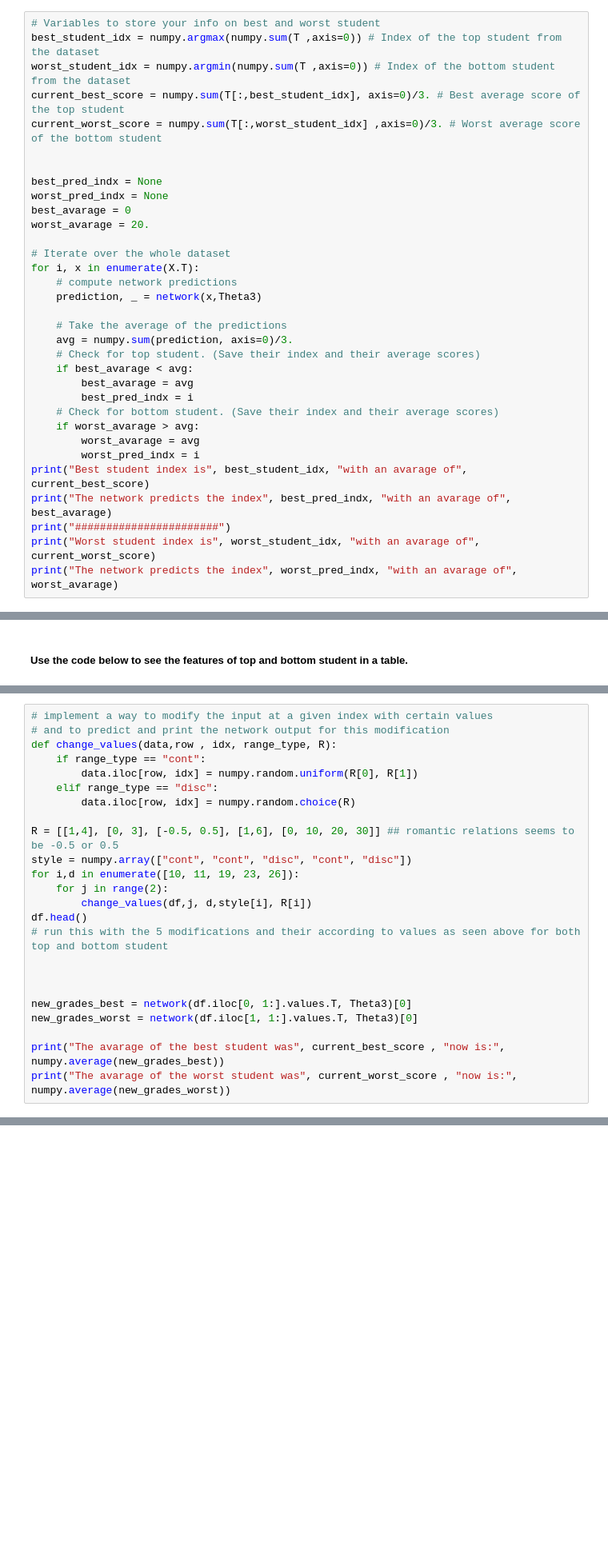
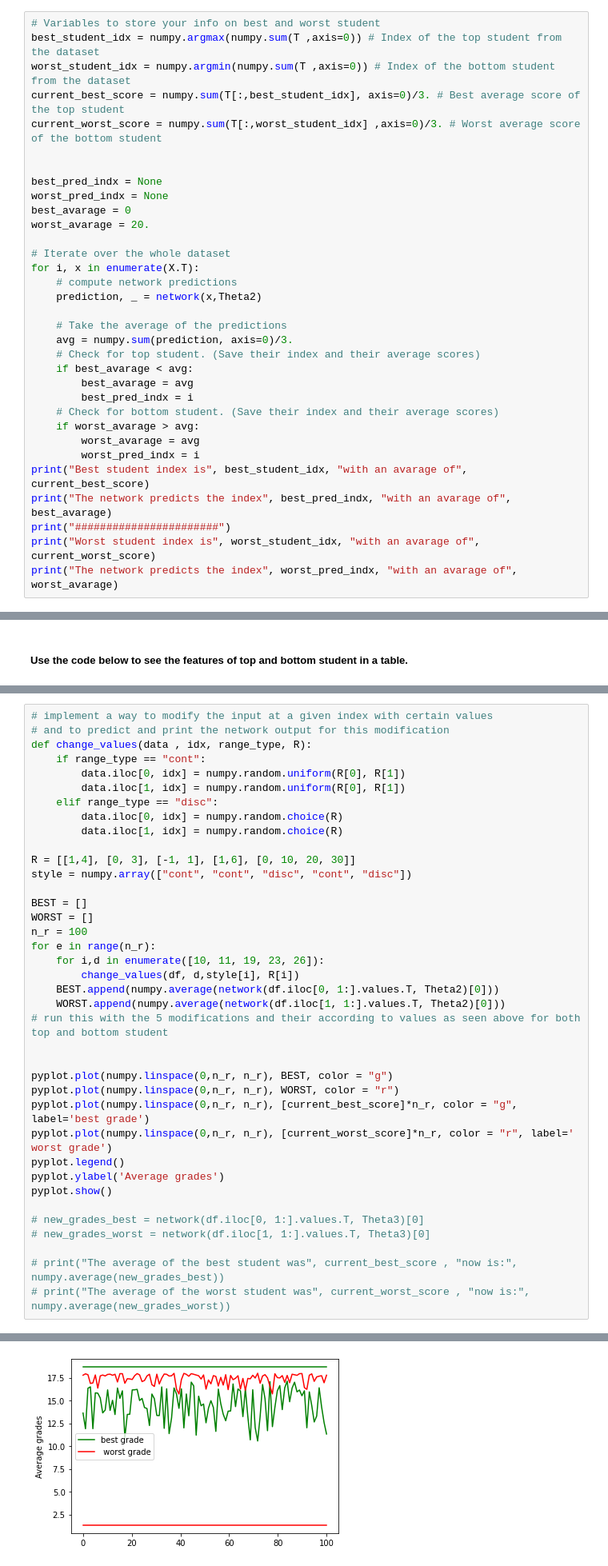
Before and after one commit to gparri610/Deep-Learning-FS24, a Jupyter notebook: DL-Assignment04.ipynb, the cells around one changed output, grey strips where cells are left out. Shown at 80% size. Saved outputs shown, nothing was run; the diff lists cells and outputs as text; blank space fills up the shorter version.

Commit message:
errors in plot

```diff
--- a/DL-Assignment04.ipynb
+++ b/DL-Assignment04.ipynb
@@ -390,7 +391,7 @@ worst_avarage = 20.
 # Iterate over the whole dataset
 for i, x in enumerate(X.T):
     # compute network predictions
-    prediction, _ = network(x,Theta3)
+    prediction, _ = network(x,Theta2)
 
     # Take the average of the predictions
     avg = numpy.sum(prediction, axis=0)/3.
@@ -465,25 +466,39 @@ Did the average increase or decrease? Did you expect this output?
 # %%
 # implement a way to modify the input at a given index with certain values
 # and to predict and print the network output for this modification
-def change_values(data,row , idx, range_type, R):
+def change_values(data , idx, range_type, R):
     if range_type == "cont":
-        data.iloc[row, idx] = numpy.random.uniform(R[0], R[1])
+        data.iloc[0, idx] = numpy.random.uniform(R[0], R[1])
+        data.iloc[1, idx] = numpy.random.uniform(R[0], R[1])
     elif range_type == "disc":
-        data.iloc[row, idx] = numpy.random.choice(R)
+        data.iloc[0, idx] = numpy.random.choice(R)
+        data.iloc[1, idx] = numpy.random.choice(R)
 
-R = [[1,4], [0, 3], [-0.5, 0.5], [1,6], [0, 10, 20, 30]] ## romantic relations seems to be -0.5 or 0.5
+R = [[1,4], [0, 3], [-1, 1], [1,6], [0, 10, 20, 30]]
 style = numpy.array(["cont", "cont", "disc", "cont", "disc"])
-for i,d in enumerate([10, 11, 19, 23, 26]):
-    for j in range(2):
-        change_values(df,j, d,style[i], R[i])
-df.head()
+
+BEST = []
+WORST = []
+n_r = 100
+for e in range(n_r):
+    for i,d in enumerate([10, 11, 19, 23, 26]):
+        change_values(df, d,style[i], R[i])
+    BEST.append(numpy.average(network(df.iloc[0, 1:].values.T, Theta2)[0]))
+    WORST.append(numpy.average(network(df.iloc[1, 1:].values.T, Theta2)[0]))
 # run this with the 5 modifications and their according to values as seen above for both top and bottom student
 
 
+pyplot.plot(numpy.linspace(0,n_r, n_r), BEST, color = "g")
+pyplot.plot(numpy.linspace(0,n_r, n_r), WORST, color = "r")
+pyplot.plot(numpy.linspace(0,n_r, n_r), [current_best_score]*n_r, color = "g", label='best grade')
+pyplot.plot(numpy.linspace(0,n_r, n_r), [current_worst_score]*n_r, color = "r", label=' worst grade')
+pyplot.legend()
+pyplot.ylabel('Average grades')
+pyplot.show()
 
-new_grades_best = network(df.iloc[0, 1:].values.T, Theta3)[0]
-new_grades_worst = network(df.iloc[1, 1:].values.T, Theta3)[0]
+# new_grades_best = network(df.iloc[0, 1:].values.T, Theta3)[0]
+# new_grades_worst = network(df.iloc[1, 1:].values.T, Theta3)[0]
 
-print("The avarage of the best student was", current_best_score , "now is:", numpy.average(new_grades_best))
-print("The avarage of the worst student was", current_worst_score , "now is:", numpy.average(new_grades_worst))
+# print("The average of the best student was", current_best_score , "now is:", numpy.average(new_grades_best))
+# print("The average of the worst student was", current_worst_score , "now is:", numpy.average(new_grades_worst))
 # %% [output]
@@ -491,0 +505 @@ The avarage of the worst student was 1.3333333333333333 now is: 6.64327145924998
+[figure, added]
```
Also changed, not shown: parts of 6 cells of this notebook.
